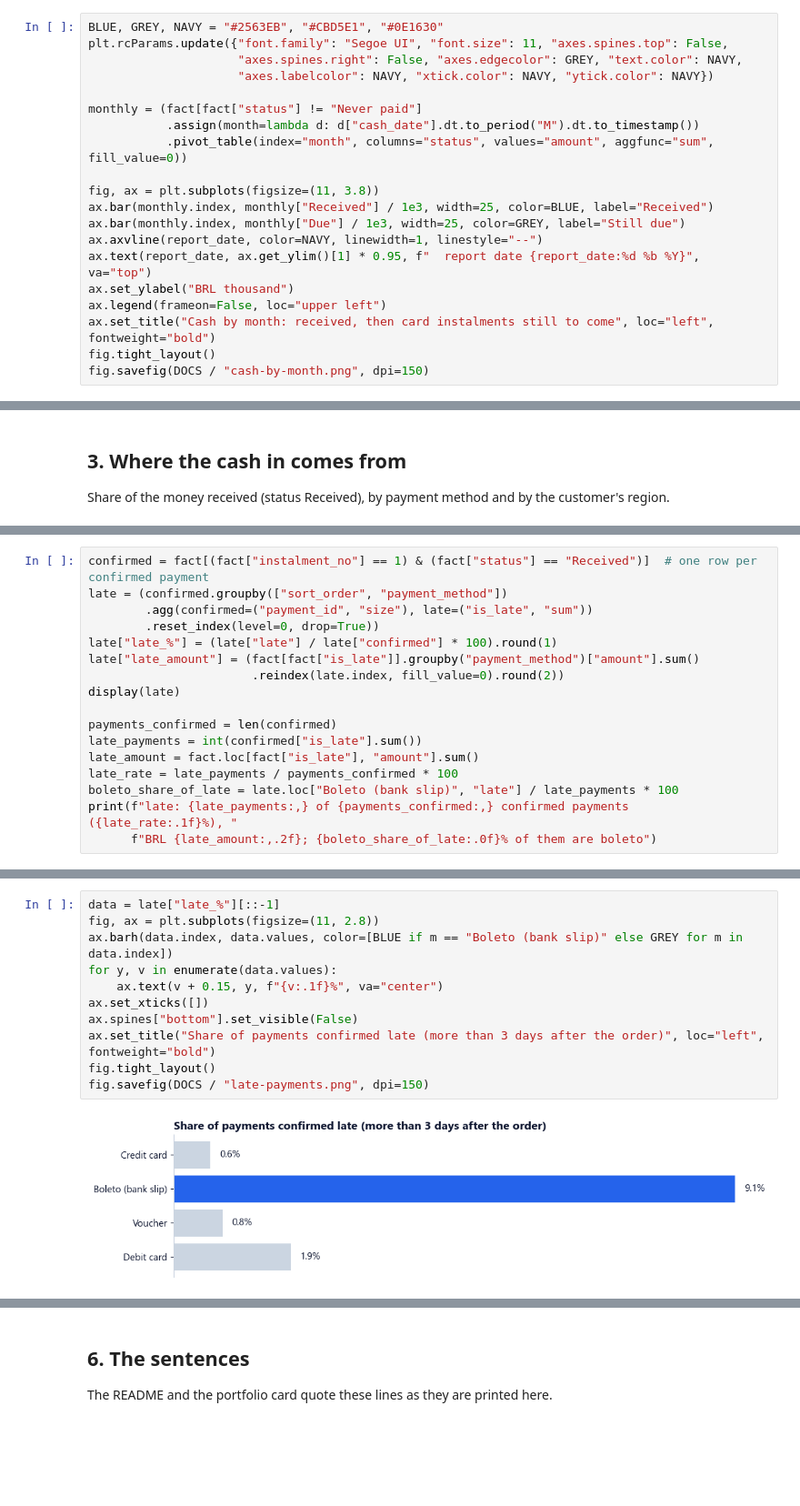
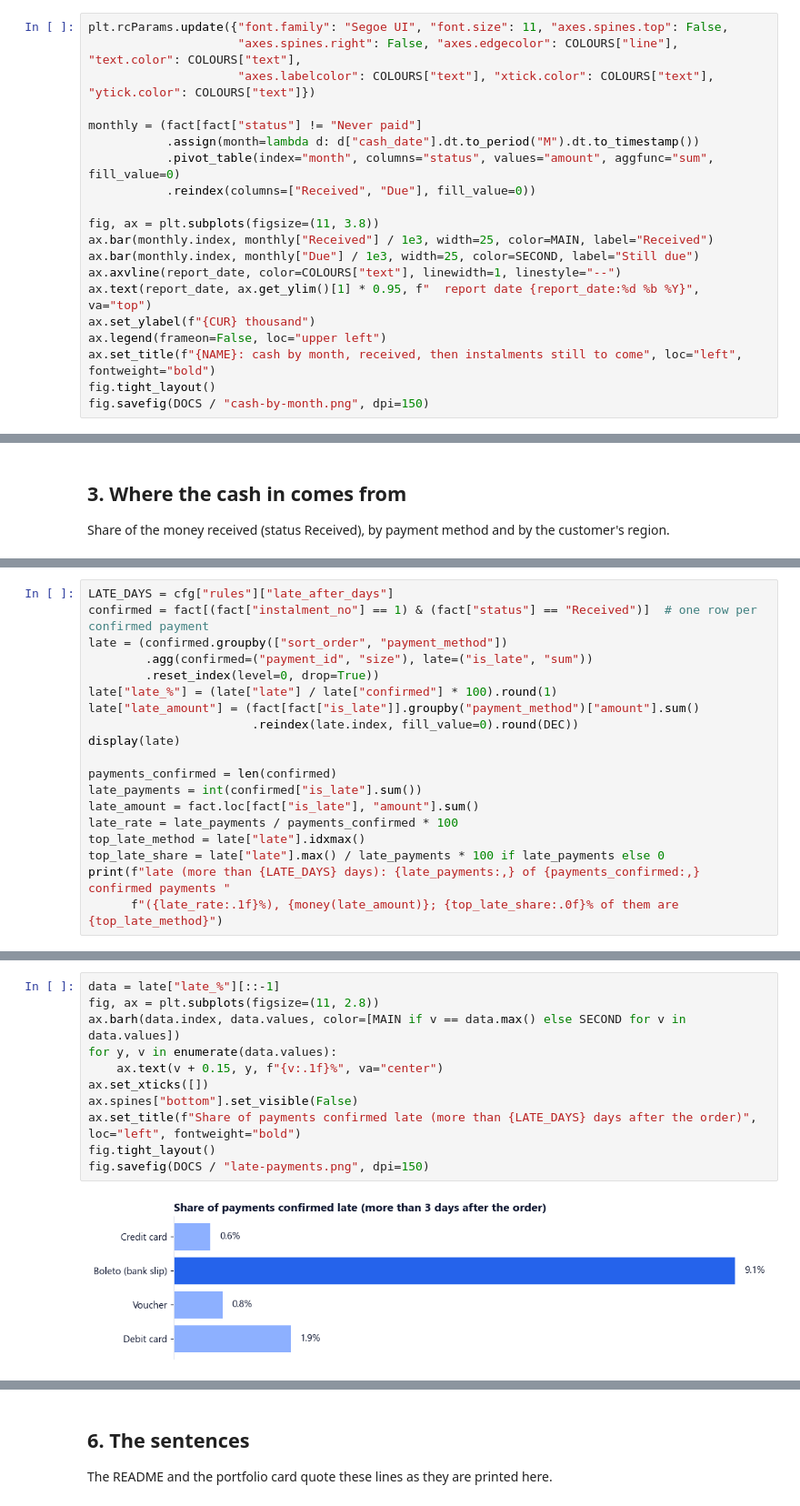
Before and after one commit to omarshalabyy1/cash-payments-dashboard, a Jupyter notebook: analysis/analysis.ipynb, the cells around one changed output, grey strips where cells are left out. Shown at 91% size. Cells and saved outputs as stored; diff of their text form; blank space fills up the shorter version.

```diff
--- a/analysis/analysis.ipynb
+++ b/analysis/analysis.ipynb
@@ -77,21 +98,21 @@ still due: BRL 1,556,350.74 on 11,648 card payments, the last instalment on 03 M
 # %%
-BLUE, GREY, NAVY = "#2563EB", "#CBD5E1", "#0E1630"
 plt.rcParams.update({"font.family": "Segoe UI", "font.size": 11, "axes.spines.top": False,
-                     "axes.spines.right": False, "axes.edgecolor": GREY, "text.color": NAVY,
-                     "axes.labelcolor": NAVY, "xtick.color": NAVY, "ytick.color": NAVY})
+                     "axes.spines.right": False, "axes.edgecolor": COLOURS["line"], "text.color": COLOURS["text"],
+                     "axes.labelcolor": COLOURS["text"], "xtick.color": COLOURS["text"], "ytick.color": COLOURS["text"]})
 
 monthly = (fact[fact["status"] != "Never paid"]
            .assign(month=lambda d: d["cash_date"].dt.to_period("M").dt.to_timestamp())
-           .pivot_table(index="month", columns="status", values="amount", aggfunc="sum", fill_value=0))
+           .pivot_table(index="month", columns="status", values="amount", aggfunc="sum", fill_value=0)
+           .reindex(columns=["Received", "Due"], fill_value=0))
 
 fig, ax = plt.subplots(figsize=(11, 3.8))
-ax.bar(monthly.index, monthly["Received"] / 1e3, width=25, color=BLUE, label="Received")
-ax.bar(monthly.index, monthly["Due"] / 1e3, width=25, color=GREY, label="Still due")
-ax.axvline(report_date, color=NAVY, linewidth=1, linestyle="--")
+ax.bar(monthly.index, monthly["Received"] / 1e3, width=25, color=MAIN, label="Received")
+ax.bar(monthly.index, monthly["Due"] / 1e3, width=25, color=SECOND, label="Still due")
+ax.axvline(report_date, color=COLOURS["text"], linewidth=1, linestyle="--")
 ax.text(report_date, ax.get_ylim()[1] * 0.95, f"  report date {report_date:%d %b %Y}", va="top")
-ax.set_ylabel("BRL thousand")
+ax.set_ylabel(f"{CUR} thousand")
 ax.legend(frameon=False, loc="upper left")
-ax.set_title("Cash by month: received, then card instalments still to come", loc="left", fontweight="bold")
+ax.set_title(f"{NAME}: cash by month, received, then instalments still to come", loc="left", fontweight="bold")
 fig.tight_layout()
 fig.savefig(DOCS / "cash-by-month.png", dpi=150)
 # %% [output]
@@ -149,21 +169,23 @@ A payment is late when it was confirmed more than 3 days after the order was pla
 The rate is out of the payments that were confirmed: a payment that was never paid cannot be late.
 # %%
+LATE_DAYS = cfg["rules"]["late_after_days"]
 confirmed = fact[(fact["instalment_no"] == 1) & (fact["status"] == "Received")]  # one row per confirmed payment
 late = (confirmed.groupby(["sort_order", "payment_method"])
         .agg(confirmed=("payment_id", "size"), late=("is_late", "sum"))
         .reset_index(level=0, drop=True))
 late["late_%"] = (late["late"] / late["confirmed"] * 100).round(1)
 late["late_amount"] = (fact[fact["is_late"]].groupby("payment_method")["amount"].sum()
-                       .reindex(late.index, fill_value=0).round(2))
+                       .reindex(late.index, fill_value=0).round(DEC))
 display(late)
 
 payments_confirmed = len(confirmed)
 late_payments = int(confirmed["is_late"].sum())
 late_amount = fact.loc[fact["is_late"], "amount"].sum()
 late_rate = late_payments / payments_confirmed * 100
-boleto_share_of_late = late.loc["Boleto (bank slip)", "late"] / late_payments * 100
-print(f"late: {late_payments:,} of {payments_confirmed:,} confirmed payments ({late_rate:.1f}%), "
-      f"BRL {late_amount:,.2f}; {boleto_share_of_late:.0f}% of them are boleto")
+top_late_method = late["late"].idxmax()
+top_late_share = late["late"].max() / late_payments * 100 if late_payments else 0
+print(f"late (more than {LATE_DAYS} days): {late_payments:,} of {payments_confirmed:,} confirmed payments "
+      f"({late_rate:.1f}%), {money(late_amount)}; {top_late_share:.0f}% of them are {top_late_method}")
 # %% [output]
 |  | confirmed | late | late_% | late_amount |
 | payment_method |  |  |  |  |
@@ -175,16 +197,16 @@ late: 2,301 of 103,711 confirmed payments (2.2%), BRL 353,690.84; 78% of them ar
 # %%
 data = late["late_%"][::-1]
 fig, ax = plt.subplots(figsize=(11, 2.8))
-ax.barh(data.index, data.values, color=[BLUE if m == "Boleto (bank slip)" else GREY for m in data.index])
+ax.barh(data.index, data.values, color=[MAIN if v == data.max() else SECOND for v in data.values])
 for y, v in enumerate(data.values):
     ax.text(v + 0.15, y, f"{v:.1f}%", va="center")
 ax.set_xticks([])
 ax.spines["bottom"].set_visible(False)
-ax.set_title("Share of payments confirmed late (more than 3 days after the order)", loc="left", fontweight="bold")
+ax.set_title(f"Share of payments confirmed late (more than {LATE_DAYS} days after the order)", loc="left", fontweight="bold")
 fig.tight_layout()
 fig.savefig(DOCS / "late-payments.png", dpi=150)
 # %% [output]
-[figure, old version]
+[figure, new version]
 # %% [markdown]
 ## 5. The numbers for the Power BI checks
 
```
Also changed, not shown: parts of 13 cells of this notebook, 25 other files.
